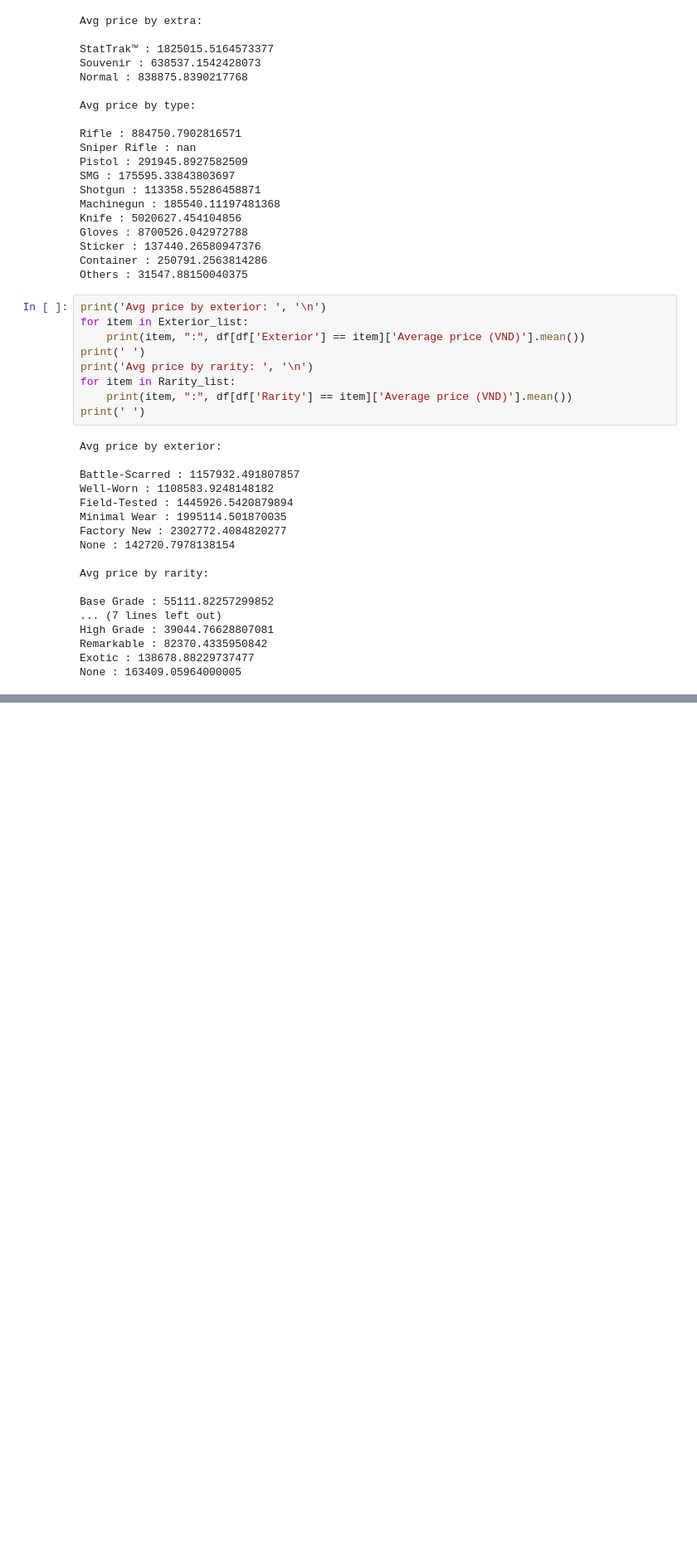
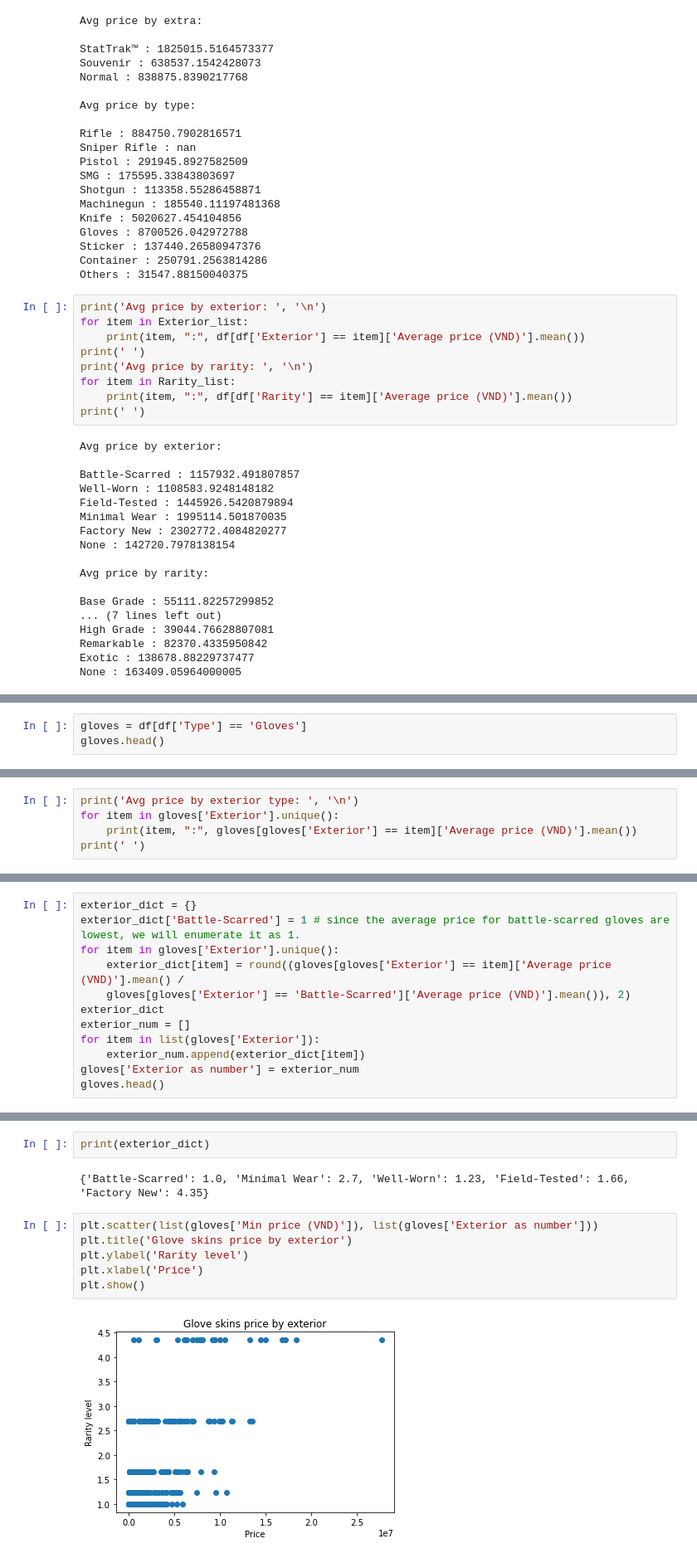
Before and after one commit to anhvuphamtan/CSGO-Market-Analysis, a Jupyter notebook: Data_Modeling.ipynb, the cells around one changed output, grey strips where cells are left out. Shown at 83% size. Saved outputs shown, nothing was run; the diff lists cells and outputs as text; blank space fills up the shorter version.

Commit message:
Enumerating rarity, exterior and extra
We should be able to model the data by now, although I've tried doing so with not so optimistic results. I hope someone with better domain knowlege can help.

```diff
--- a/Data_Modeling.ipynb
+++ b/Data_Modeling.ipynb
@@ -94,0 +102,3 @@ separate linear regression model for each of gloves, knife and stickers as their
+# %%
+gloves = df[df['Type'] == 'Gloves']
+gloves.head()
@@ -94,0 +123,5 @@ separate linear regression model for each of gloves, knife and stickers as their
+# %%
+print('Avg price by exterior type: ', '\n')
+for item in gloves['Exterior'].unique():
+    print(item, ":", gloves[gloves['Exterior'] == item]['Average price (VND)'].mean())
+print(' ')
@@ -94,0 +136,12 @@ separate linear regression model for each of gloves, knife and stickers as their
+# %%
+exterior_dict = {}
+exterior_dict['Battle-Scarred'] = 1 # since the average price for battle-scarred gloves are lowest, we will enumerate it as 1.
+for item in gloves['Exterior'].unique():
+    exterior_dict[item] = round((gloves[gloves['Exterior'] == item]['Average price (VND)'].mean() /
+    gloves[gloves['Exterior'] == 'Battle-Scarred']['Average price (VND)'].mean()), 2)
+exterior_dict
+exterior_num = []
+for item in list(gloves['Exterior']):
+    exterior_num.append(exterior_dict[item])
+gloves['Exterior as number'] = exterior_num
+gloves.head()
@@ -94,0 +155,12 @@ separate linear regression model for each of gloves, knife and stickers as their
+# %%
+print(exterior_dict)
+# %% [output]
+{'Battle-Scarred': 1.0, 'Minimal Wear': 2.7, 'Well-Worn': 1.23, 'Field-Tested': 1.66, 'Factory New': 4.35}
+# %%
+plt.scatter(list(gloves['Min price (VND)']), list(gloves['Exterior as number']))
+plt.title('Glove skins price by exterior')
+plt.ylabel('Rarity level')
+plt.xlabel('Price')
+plt.show()
+# %% [output]
+[figure, added]
```
Also changed, not shown: parts of 28 cells of this notebook.
